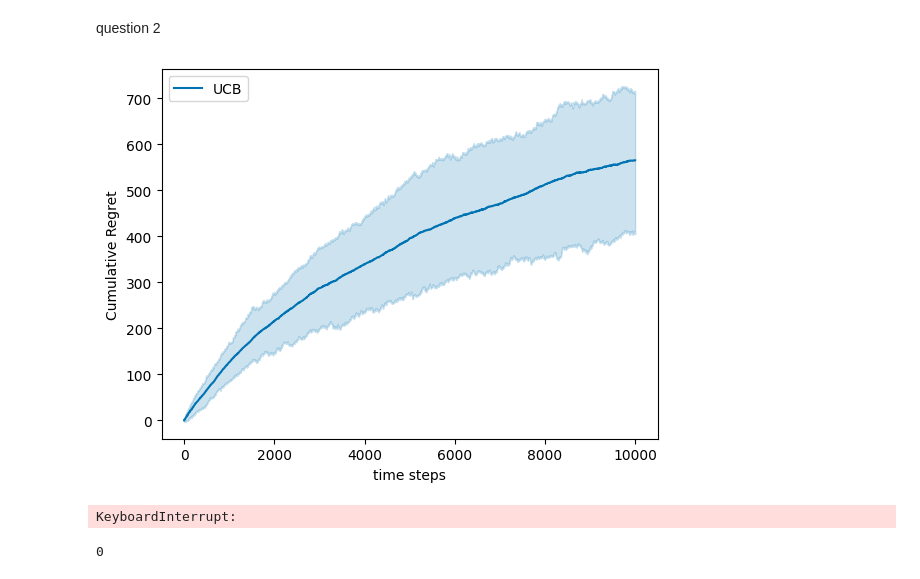
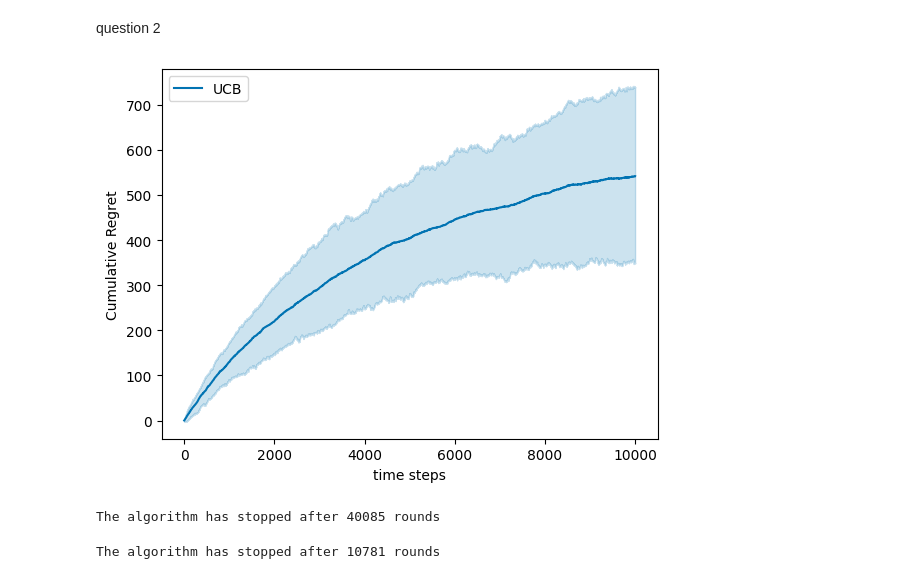
Before and after one commit to AugustinCablant/3A-class, a Jupyter notebook: Sequential Learning/notebook_partie2.ipynb, the cells around one changed output. Drawn from its saved outputs; the diff is of its cells as text; code cells hidden in the pictures.

```diff
--- a/Sequential Learning/notebook_partie2.ipynb
+++ b/Sequential Learning/notebook_partie2.ipynb
@@ -207,17 +207,12 @@ def plot_regret(regrets, logscale = False, lb = None, q = 10, save_pdf = None):
     reg_plot.show()
 # %%
 class UCB:
-  def __init__(self, arms, delta):
+  def __init__(self, arms):
       self.arms = arms
       self.K = len(arms)
       self.count_actions = np.zeros(self.K)
       self.count_rewards = np.zeros(self.K)
-      self.delta = delta
       self.t = 0
-
-  def get_numberPlayed(self):
-        """ Return number of times this agent has been played. """
-        return self.t
 
   def get_action(self, action_set):
       if self.t < self.K:
@@ -240,47 +235,40 @@ class UCB:
       self.count_rewards = np.zeros(self.K)
       self.t = 0
 
-  def condition(self):
+  def compute_condition(self):
       empirical_means = self.count_rewards / self.count_actions
       star_hat = np.argmax(empirical_means)
       mu_star_hat = empirical_means[star_hat]
       N_star = self.count_actions[star_hat]
       inv_N_star = 1 / N_star
-      num = [(mu_star_hat - empirical_means[k])**2 for k in list(range(self.K)) if k!=star_hat]
-      den = [2 * ( inv_N_star + (1/self.count_actions[k])) for k in list(range(self.K)) if k!=star_hat ]
-      values = num / den
-      inf = np.min(values)
-      cond = np.log(1/self.delta) + 3 * np.log(1 + np.log(self.t))
-      if inf <= cond:
-          print("ok")
-          return True
-      else:
-          return False
+      inf = np.min([((mu_star_hat - empirical_means[k])**2)/(inv_N_star + (1/self.count_actions[k])) for k in list(range(self.K)) if k!=star_hat])
+
+      return inf
 
   def name(self):
       return 'UCB'
 # %%
 means = [0.5, 0.6, 0.5, 0.4, 0.4, 0.4, 0.4, 0.4, 0.4, 0.4]
 var = 1
 delta = 0.01
 
 arms = [Gaussian(mu=mu, var=var) for mu in means]
 
 T = 10000  # Finite Horizon
 N = 100  # Monte Carlo simulations
 q = 10  #choice of percentile display
 
 # Framework for the experiments
 env = GaussianBanditEnv(means=means, var=1)
 
 # Initialization of the agents
-ucb = UCB(arms=arms, delta=delta)
+ucb = UCB(arms=arms)
 
 # Run experiments
 all_data = experiment(env, [ucb], Nmc=N, T=T)
 
 # Plot results
 plot_regret(regrets = all_data, logscale = False, lb = None, q = 10)
 # %% [output]
-[figure, old version]
+[figure, new version]
 # %%
@@ -309,8 +305,5 @@ def best_arm_identification_algorithm(environment, agent, max_iter=10**6):
 # %%
-_, data, most_played_arm = best_arm_identification_algorithm(env, ucb)
+delta = 0.01
+_, data, most_played_arm, stopping_time = best_arm_identification_algorithm(env, ucb, delta, verbose=True)
 # %% [output]
-KeyboardInterrupt:
+The algorithm has stopped after 40085 rounds
-# %%
-most_played_arm
-# %% [output]
-0
@@ -316,0 +348,6 @@ most_played_arm
+# %%
+delta = 0.01
+uniform = Uniform(arms=arms)
+_, data, most_played_arm, stopping_time = best_arm_identification_algorithm(env, uniform, delta, verbose=True)
+# %% [output]
+The algorithm has stopped after 10781 rounds
```
Also changed, not shown: parts of 3 cells of this notebook.
